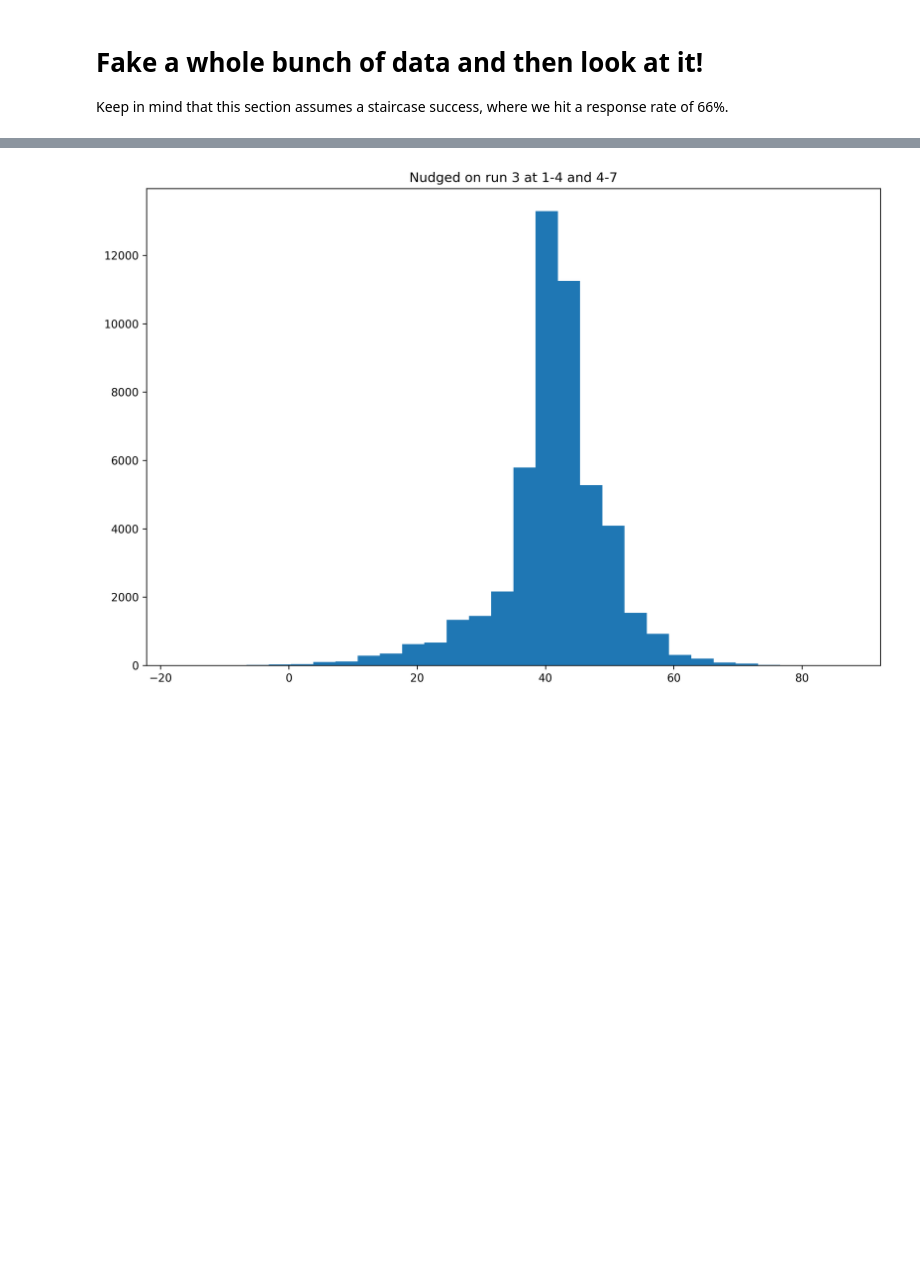
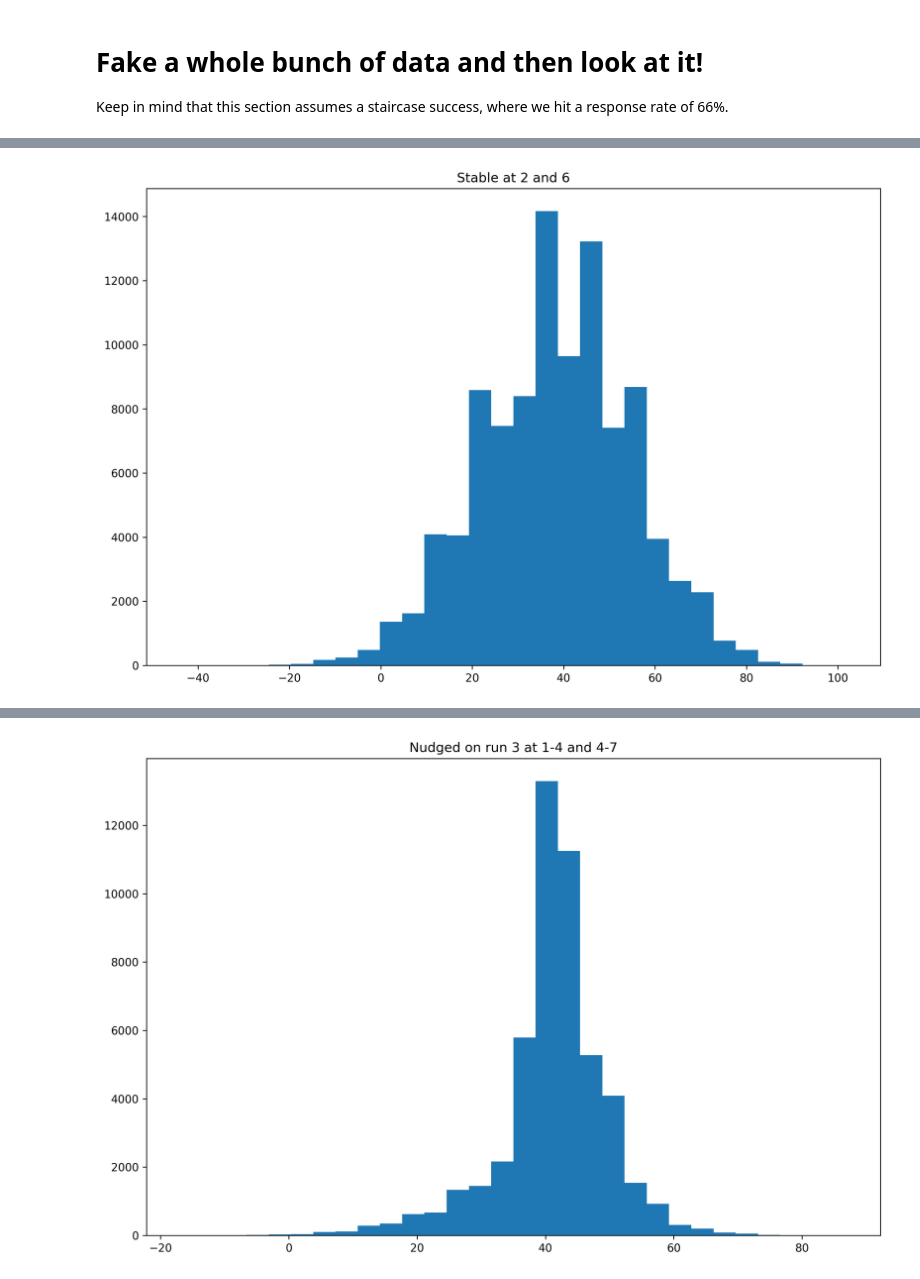
Before and after one commit to uwmadison-chm/mid-psychopy, a Jupyter notebook: Simulator.ipynb, the cells around one changed output, grey strips where cells are left out. Saved outputs shown, nothing was run; the diff lists cells and outputs as text; code cells hidden in the pictures; blank space fills up the shorter version.

```diff
--- a/Simulator.ipynb
+++ b/Simulator.ipynb
@@ -102,6 +102,13 @@ stable_rewards = {
         "reward.low": (1,1),
         "loss.high": (-7,-7),
         "loss.low": (-1,-1),
+    }
+
+stable_rewards_narrow = {
+        "reward.high": (6,6),
+        "reward.low": (2,2),
+        "loss.high": (-6,-6),
+        "loss.low": (-2,-2),
     }
 
 range_rewards_1 = {
@@ -163,3 +171,7 @@ plot_hist(stable, r'Stable at 1 and 7')
+# %%
+plot_hist(stable_narrow, r'Stable at 2 and 6')
+# %% [output]
+[figure, added]
 # %%
 plot_hist(ranged, r'Ranged at 1-3 and 5-7')
 # %% [output]
```
Also changed, not shown: parts of 5 cells of this notebook.
